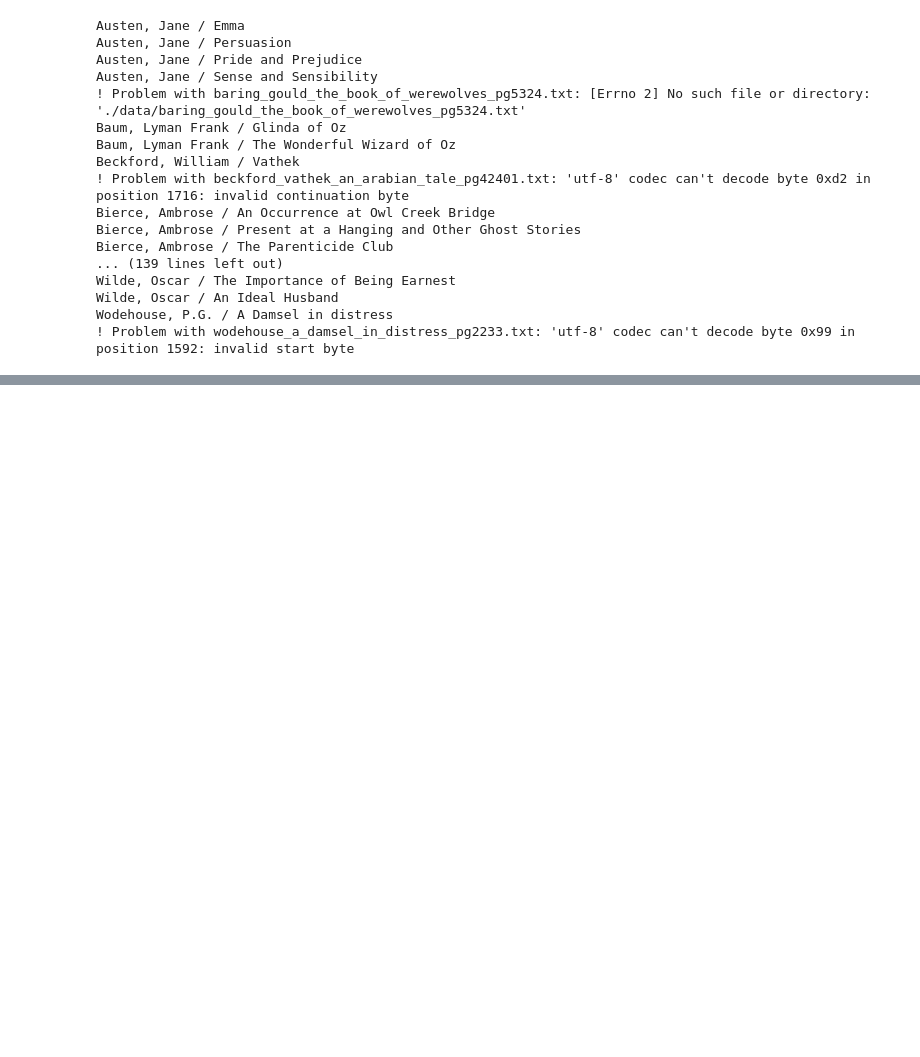
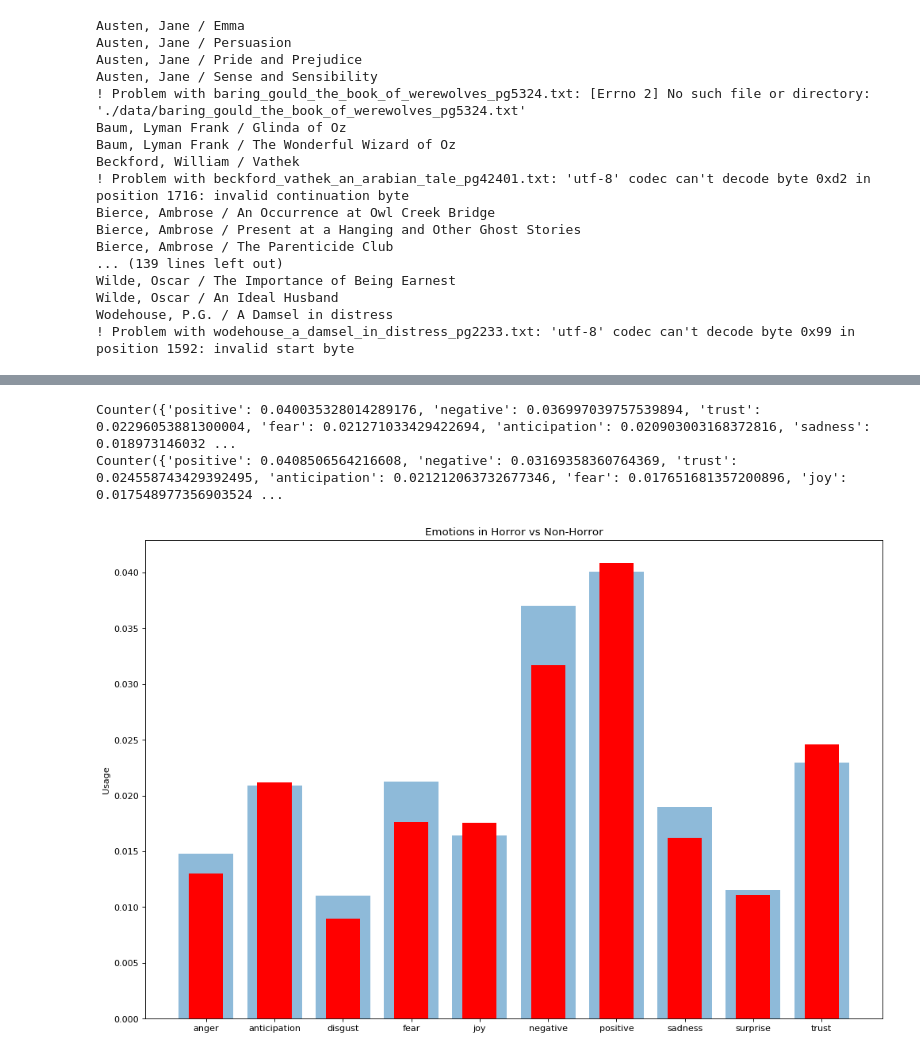
Before and after one commit to Strafos/INFO4430-mini-project, a Jupyter notebook: miniproj.ipynb, the cells around one changed output, grey strips where cells are left out. Drawn from its saved outputs; the diff is of its cells as text; code cells hidden in the pictures; blank space fills up the shorter version.

Commit message:
Add bar graph

```diff
--- a/miniproj.ipynb
+++ b/miniproj.ipynb
@@ -24,6 +27,7 @@ with open("./data/metadata.csv", encoding="utf-8") as reader:
                 text = " ".join(lines)
                 document["Text"] = text
                 document["Tokens"] = word_pattern.findall(text)
+                document["Horror"] = "Horror" in document["Genre"] or "horror" in document["Genre"]
 
                 documents.append(document)
         except Exception as e:
@@ -80,7 +69,7 @@ def load_word_weights(lexicon_file):
     ## {word: emotion: 0/1}
 
     # This creates a depth two dictionary where the default value is 0.
-    word_weights = defaultdict(defaultdict)
+    word_weights = defaultdict(lambda: defaultdict(int))
     with open(lexicon_file, 'r') as lexicon_reader:
         for line in lexicon_reader:
             word, emotion, weight = [e.strip() for e in line.split("\t")] ## split on comma
@@ -88,4 +77,4 @@ def load_word_weights(lexicon_file):
 
     return word_weights
 
-load_word_weights("lexicon.txt")
+word_weights = load_word_weights("lexicon.txt")
@@ -109,0 +123,44 @@ defaultdict(collections.defaultdict,
+# %%
+horror_ratios = Counter()
+non_horror_ratios = Counter()
+num_horrors = len([1 for doc in documents if doc["Horror"]])
+num_non_horrors = len([1 for doc in documents if not doc["Horror"]])
+
+for doc in documents:
+    if doc["Horror"]:
+        horror_ratios += Counter(emotion_score(doc))
+    else:
+        non_horror_ratios += Counter(emotion_score(doc))
+
+for k, v in horror_ratios.items():
+    horror_ratios[k] = v/num_horrors
+
+for k, v in non_horror_ratios.items():
+    non_horror_ratios[k] = v/num_non_horrors
+
+print(horror_ratios)
+print(non_horror_ratios)
+# %% [output]
+Counter({'positive': 0.040035328014289176, 'negative': 0.036997039757539894, 'trust': 0.02296053881300004, 'fear': 0.021271033429422694, 'anticipation': 0.020903003168372816, 'sadness': 0.018973146032 ...
+Counter({'positive': 0.0408506564216608, 'negative': 0.03169358360764369, 'trust': 0.024558743429392495, 'anticipation': 0.021212063732677346, 'fear': 0.017651681357200896, 'joy': 0.017548977356903524 ...
+# %%
+emotions = [k for k, v in horror_ratios.items()]
+ratios = [v for k, v in horror_ratios.items()]
+
+non_horror_ratio_vals = [v for k, v in non_horror_ratios.items()]
+
+y_pos = numpy.arange(len(emotions))
+
+figure(num=None, figsize=(15, 10), dpi=80, facecolor='w', edgecolor='k')
+
+
+plt.bar(y_pos, ratios, align='center', alpha=0.5)
+plt.bar(y_pos, non_horror_ratio_vals, width=.5, color='r', align='center')
+plt.xticks(y_pos, emotions)
+plt.ylabel('Usage')
+plt.title('Emotions in Horror vs Non-Horror')
+
+
+plt.show()
+# %% [output]
+[figure, added]
```
Also changed, not shown: parts of 4 cells of this notebook.
